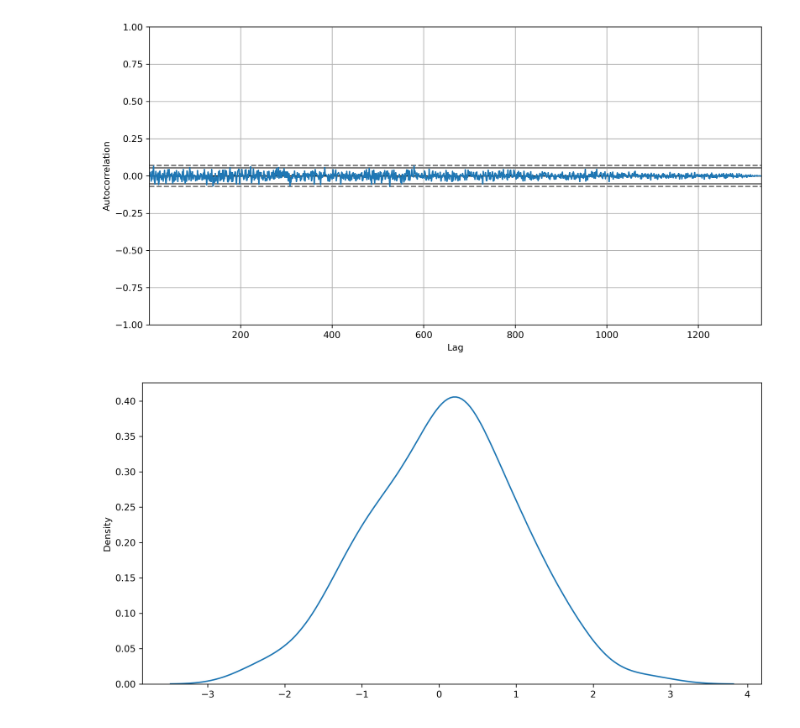
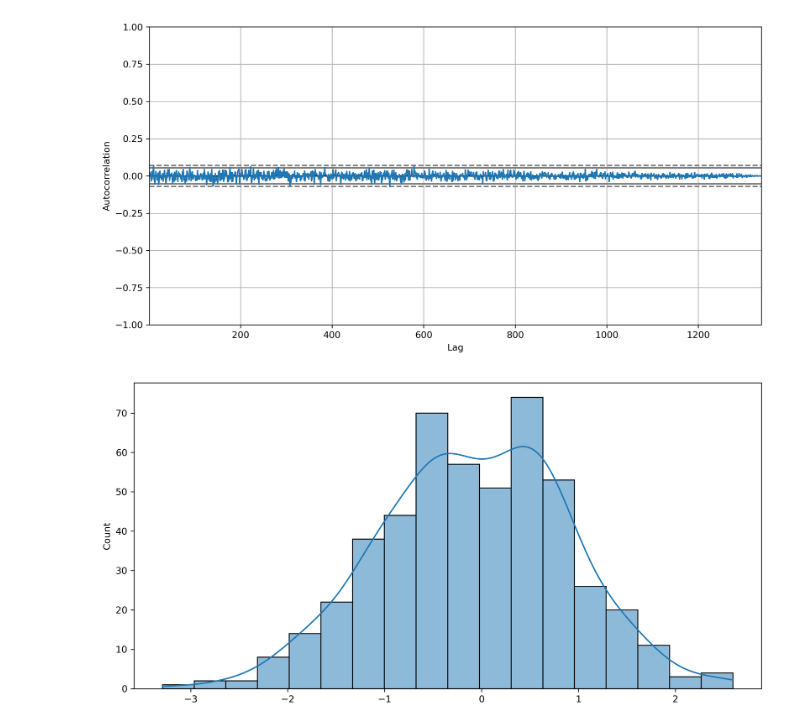
Before and after one commit to ashen007/MedicalCostPrediction-insurance_fraudDetection, a Jupyter notebook: notebooks/EDA/exploratory data analysis.ipynb, the cells around one changed output. Cells and saved outputs as stored; diff of their text form; code cells hidden in the pictures.

```diff
--- a/notebooks/EDA/exploratory data analysis.ipynb
+++ b/notebooks/EDA/exploratory data analysis.ipynb
@@ -112,8 +112,7 @@ plt.show()
 [figure]
 # %%
 plt.figure(figsize=[12, 6], dpi=300)
-sns.kdeplot(x=ss.norm.rvs(size=100))
-sns.kdeplot(x=ss.norm.rvs(size=100))
+sns.histplot(x=ss.norm.rvs(size=500),kde=True)
 plt.show()
 # %% [output]
-[figure, old version]
+[figure, new version]
```
Also changed, not shown: parts of 1 cell of this notebook, 1 other file.
